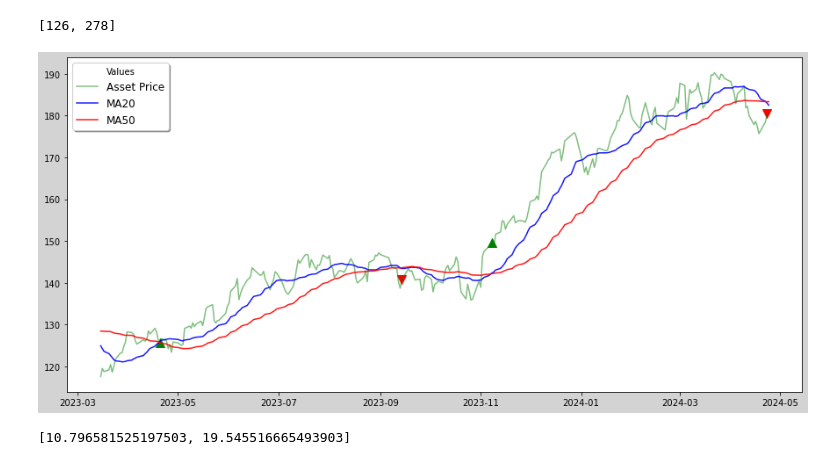
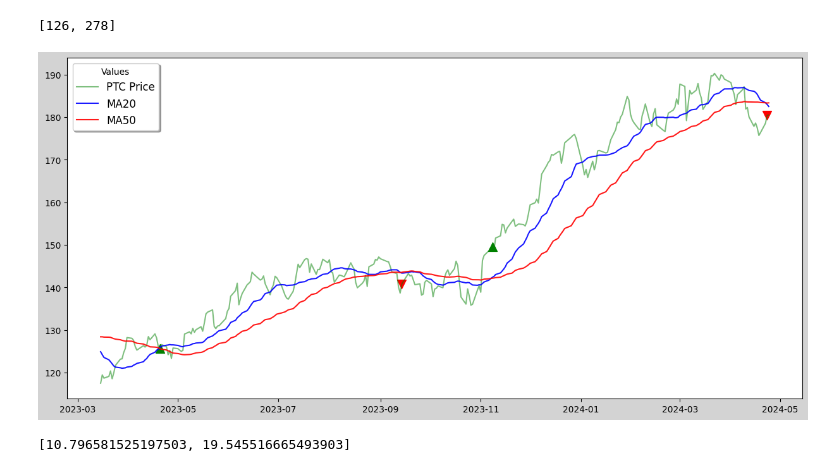
Before and after one commit to siddhantgavand12/Moving-Average-Indicator, a Jupyter notebook: Moving average project.ipynb, the cells around one changed output. Saved outputs shown, nothing was run; the diff lists cells and outputs as text; code cells hidden in the pictures.

```diff
--- a/Moving average project.ipynb
+++ b/Moving average project.ipynb
@@ -34,16 +34,16 @@ Sell
 [126, 278]
 # %%
 plt.figure(figsize=(15, 7), facecolor='lightgray', edgecolor='black')
-plt.plot(df['Adj Close'], label = 'Asset Price', c='g', alpha=0.5)
+plt.plot(df['Adj Close'], label = 'PTC Price', c='g', alpha=0.5)
 plt.plot(df['MA20'], label = 'MA20', c='b', alpha = 0.9)
 plt.plot(df['MA50'], label = 'MA50', c='r', alpha = 0.9)
 #                  X                      Y
 plt.scatter(df.iloc[Buy].index,df.iloc[Buy]['Adj Close'], marker = '^',color = 'g', s = 100)
 plt.scatter(df.iloc[Sell].index,df.iloc[Sell]['Adj Close'], marker = 'v',color = 'r', s = 100)
 plt.legend(loc='upper left', title='Values', fontsize='large', fancybox=True, shadow=True)
 plt.show()
 # %% [output]
-[figure, old version]
+[figure, new version]
 # %%
 # BackTesting
 Realbuys = [i for i in Buy]
```
